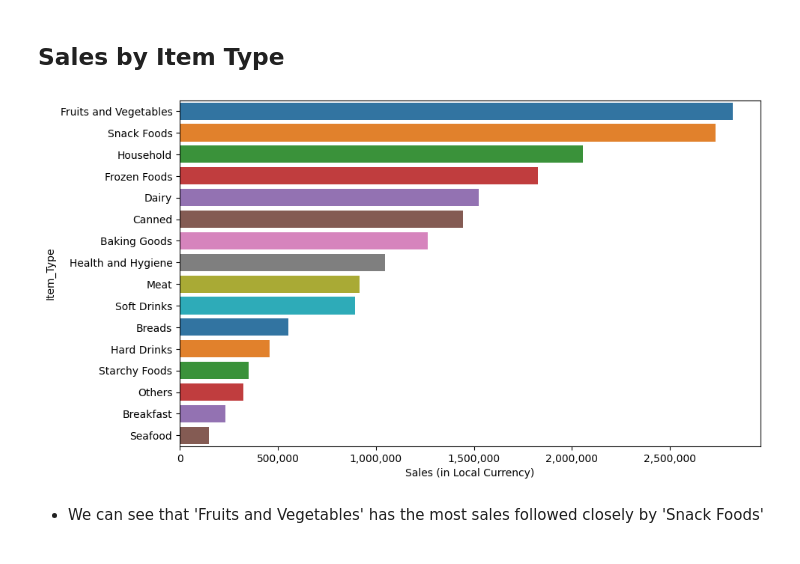
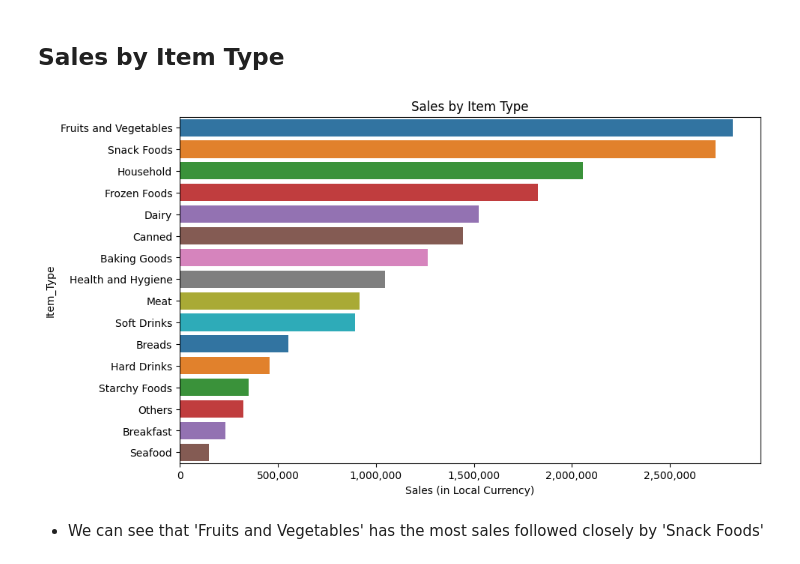
Before and after one commit to jonnunez92/Prediction-of-Product-Sales, a Jupyter notebook: Prediction_of_Product_Sales.ipynb, the cells around one changed output. Drawn from its saved outputs; the diff is of its cells as text; code cells hidden in the pictures.

```diff
--- a/Prediction_of_Product_Sales.ipynb
+++ b/Prediction_of_Product_Sales.ipynb
@@ -467,15 +467,16 @@ ax.set_ylabel("Total Item Outlet Sales (in local currency)");
 # %%
 import matplotlib.ticker as ticker
 
 df_sorted = sales_df.groupby('Item_Type')['Item_Outlet_Sales'].sum().reset_index().sort_values('Item_Outlet_Sales', ascending=False)
 
 fig, ax = plt.subplots(figsize=(10, 6))
 sns.barplot(data=df_sorted, x='Item_Outlet_Sales', y='Item_Type', order=df_sorted['Item_Type'], palette='tab10')
+ax.set_title('Sales by Item Type')
 ax.set_xlabel('Sales (in Local Currency)')
 price_fmt = ticker.StrMethodFormatter("{x:,.0f}")
 ax.xaxis.set_major_formatter(price_fmt);
 # %% [output]
-[figure, old version]
+[figure, new version]
 # %% [markdown]
 - We can see that 'Fruits and Vegetables' has the most sales followed closely by 'Snack Foods'
 # %% [markdown]
```
